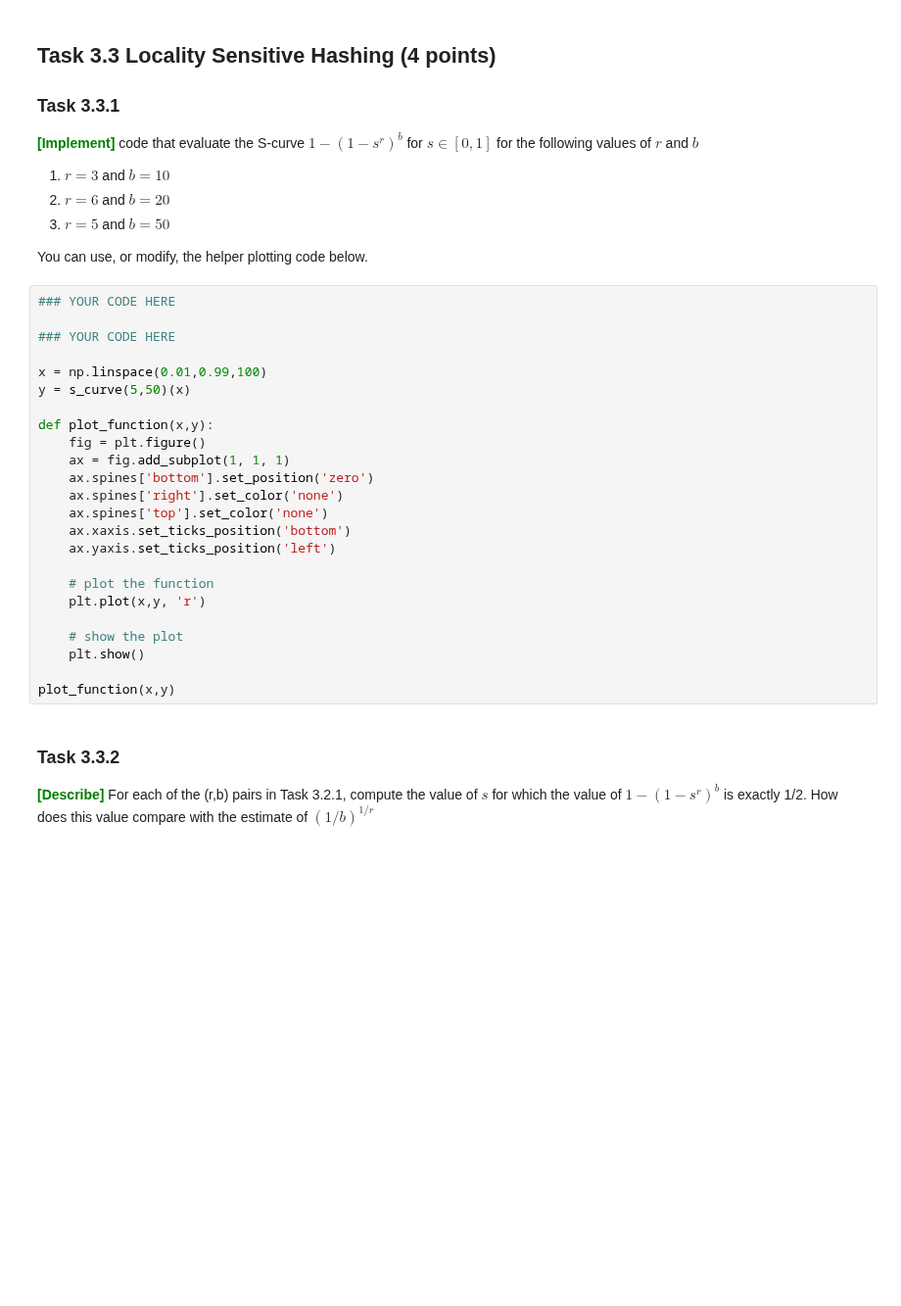
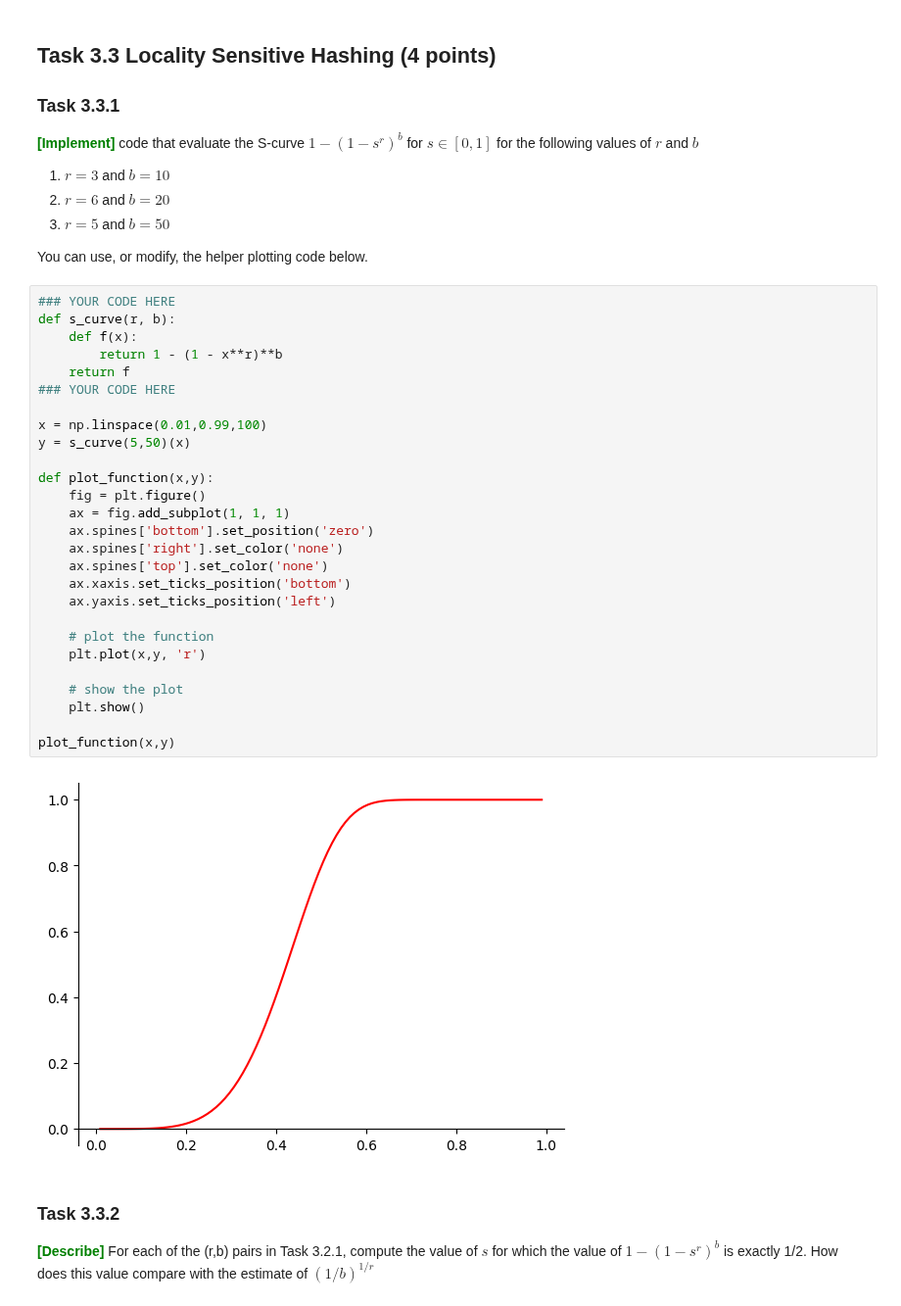
Before and after one commit to satansju/dm2023-exercises, a Jupyter notebook: handins/handin3.ipynb, the cells around one changed output. Shown at 98% size. Drawn from its saved outputs; the diff is of its cells as text; blank space fills up the shorter version.

```diff
--- a/handins/handin3.ipynb
+++ b/handins/handin3.ipynb
@@ -957,28 +1062,33 @@ Suppose we have two hash functions (permutations) as <br> $h_1(x) = (x + 1) mod
 You can use, or modify, the helper plotting code below.
 # %%
 ### YOUR CODE HERE
-
+def s_curve(r, b):
+    def f(x):
+        return 1 - (1 - x**r)**b
+    return f
 ### YOUR CODE HERE
 
 x = np.linspace(0.01,0.99,100)
 y = s_curve(5,50)(x)
 
 def plot_function(x,y):
     fig = plt.figure()
     ax = fig.add_subplot(1, 1, 1)
     ax.spines['bottom'].set_position('zero')
     ax.spines['right'].set_color('none')
     ax.spines['top'].set_color('none')
     ax.xaxis.set_ticks_position('bottom')
     ax.yaxis.set_ticks_position('left')
 
     # plot the function
     plt.plot(x,y, 'r')
 
     # show the plot
     plt.show()
 
 plot_function(x,y)
+# %% [output]
+[figure, added]
 # %% [markdown]
 ### Task 3.3.2
 
```
Also changed, not shown: parts of 16 cells of this notebook, 2 other files.
